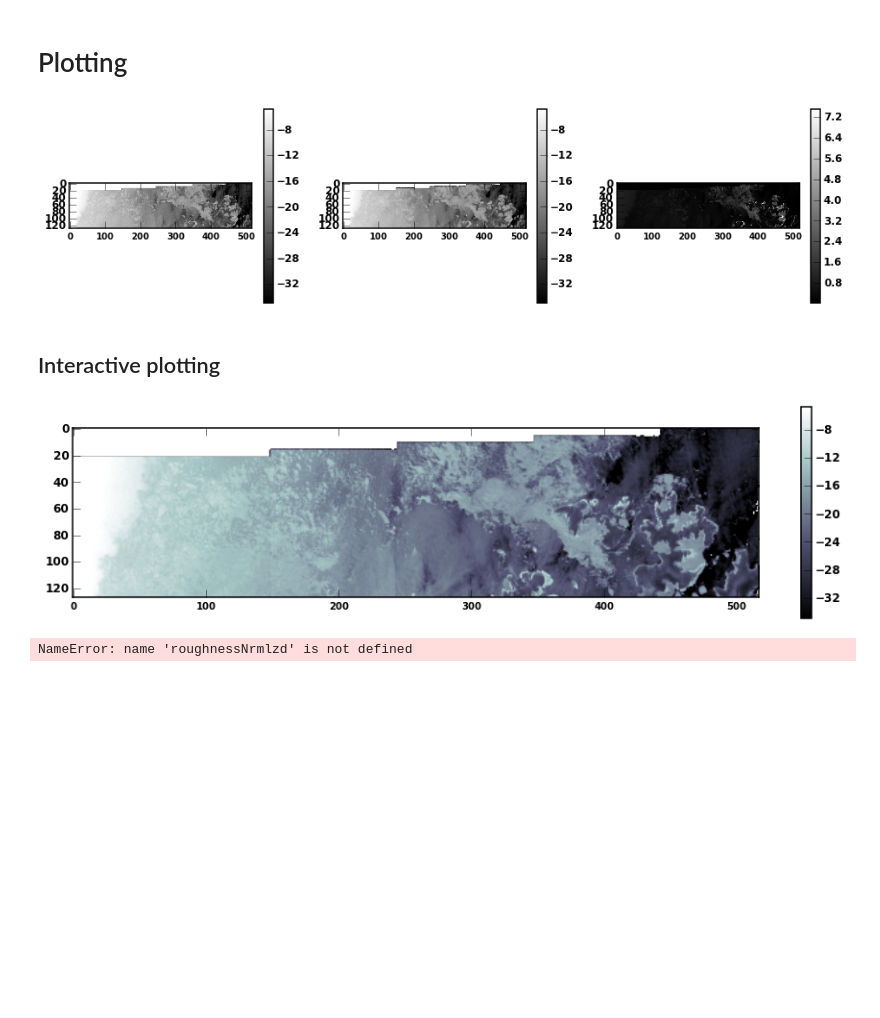
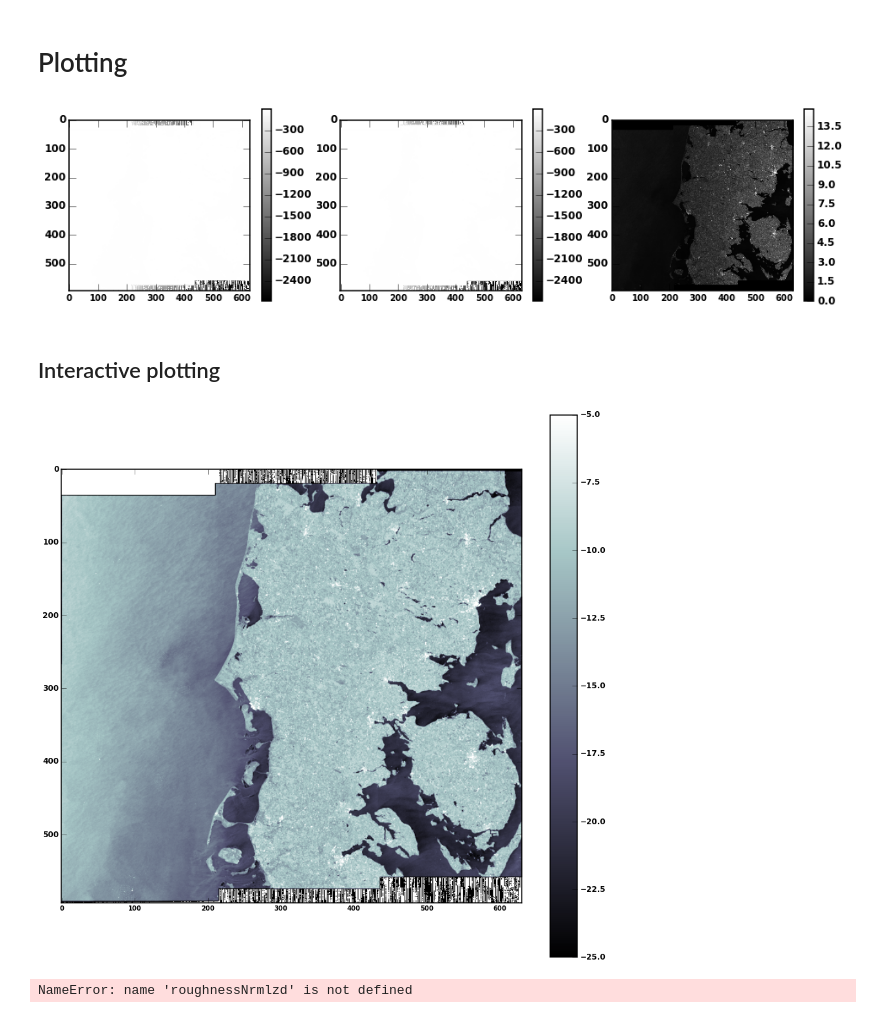
Before and after one commit to magican/PySOL, a Jupyter notebook: notebooks/Sentinel-1/S1_production_testing.ipynb, the cells around one changed output. Saved outputs shown, nothing was run; the diff lists cells and outputs as text; code cells hidden in the pictures; blank space fills up the shorter version.

```diff
--- a/notebooks/Sentinel-1/S1_production_testing.ipynb
+++ b/notebooks/Sentinel-1/S1_production_testing.ipynb
@@ -46,7 +46,8 @@ fn = 'S1A_IW_GRDH_1SDV_20141117T051942_20141117T052009_003317_003D7F_38DD.zip'
 # sigma0w is masked and wind_speed is not! Must be the other way
 fn = 'S1A_IW_GRDH_1SDV_20141025T170900_20141025T170936_002989_00366B_C289.zip'
 # No wind_speed and sigma0w
-fn = 'S1A_EW_GRDM_1SSH_20150706T035457_20150706T035511_006685_008EFE_47A6.zip'
+# fn = 'S1A_EW_GRDM_1SSH_20150706T035457_20150706T035511_006685_008EFE_47A6.zip'
+
 # Error on Wind speed interpolation - if LonLims out of -180:+180 range after interpolation => still not very presize
 # fn = 'S1A_EW_GRDM_1SSH_20150603T222335_20150603T222440_006215_0081CB_A701.zip'
 
@@ -61,7 +62,7 @@ reload(readS1)
 # %% [markdown]
 # Setting RESOLUTION
 # %%
-RESOLUTION = 800
+RESOLUTION = 400
 # %%
 s1 = readS1.readS1(inpath=inpath, fn=fn, resolution=RESOLUTION)
 # s1.__dict__['raw_counts']
@@ -675,7 +685,7 @@ http://earth.nullschool.net/#2015/07/06/0000Z/wind/surface/level/orthographic=44
 # Plotting
 # %%
 scale = 1
-p = 'hh'
+p = 'vv'
 
 from scipy.stats import scoreatpercentile
 
@@ -710,6 +720,6 @@ plt.gray()
 plt.colorbar()
 plt.show()
 # %% [output]
-[figure, old version]
+[figure, new version]
 # %%
 # %matplotlib inline
@@ -739,15 +748,15 @@ def ntrctv_imshow(p = 'hh', vmi=-1., vma=1., cmap='bone', crop='[:,:]'):
 ## Interactive plotting
 # %%
 data=10*log10(sigma0[p][::scale,::scale])
-ntrctv = widgets.interact(ntrctv_imshow, \
+ntrctv = interact(ntrctv_imshow, \
                  vmi=widgets.FloatSlider(min=-35, max=5, value=vmin, step=0.5), \
                  vma=widgets.FloatSlider(min=-35, max=5, value=vmax, step=0.5), \
                 cmap = ['Greys_r', 'bone', 'RdBu_r'], crop = '[:,:]');
 # crop = '[1000:2500,1500:-1]'
 # crop = '[600:1400,0:900]' - finnGulf
 # crop = '[500:800,600:1000]' - Prirazlomnoe
 # %% [output]
-[figure, old version]
+[figure, new version]
 # %%
 data=roughnessNrmlzd
 # data[] = np.where(data[p]<-1,-1,data[p])
```
Also changed, not shown: parts of 23 cells of this notebook, 15 other files.
